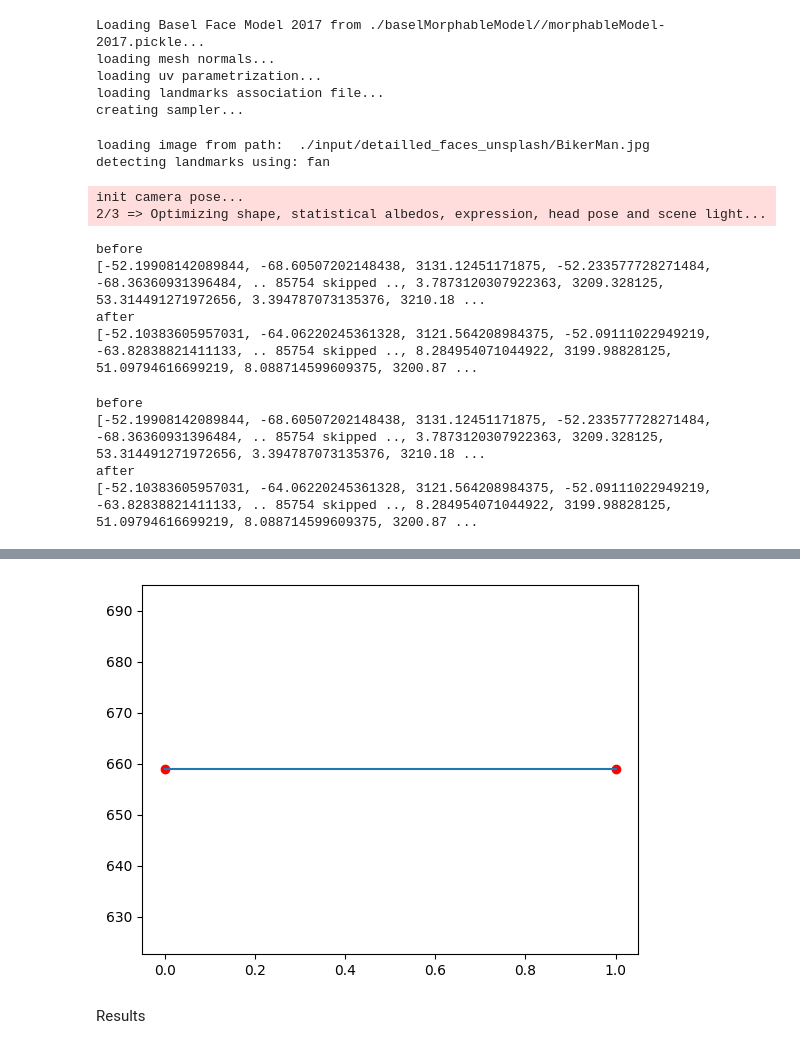
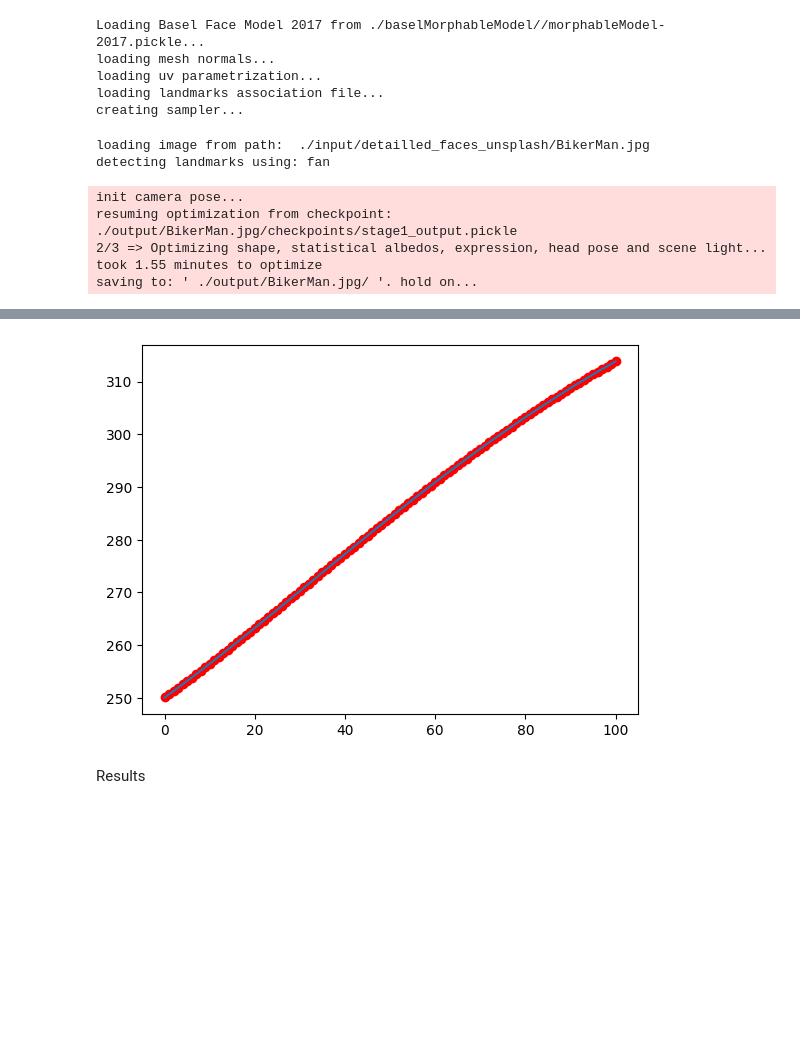
Before and after one commit to valador/NextFace, a Jupyter notebook: daniel_demoMitsuba.ipynb, the cells around one changed output, grey strips where cells are left out. Cells and saved outputs as stored; diff of their text form; code cells hidden in the pictures; blank space fills up the shorter version.

```diff
--- a/daniel_demoMitsuba.ipynb
+++ b/daniel_demoMitsuba.ipynb
@@ -26,18 +26,13 @@ loading landmarks association file...
 creating sampler...
 # %%
 #run the optimization now
-optimizer.run(imagePath,doStep1=False,doStep2=True, doStep3=False)
-# optimizer.run(imagePath,checkpoint=outputDir+'/checkpoints/stage1_output.pickle', doStep1=False,doStep2=True, doStep3=False)
+# optimizer.run(imagePath,doStep1=False,doStep2=True, doStep3=False)
+optimizer.run(imagePath,checkpoint=outputDir+'/checkpoints/stage1_output.pickle', doStep1=False,doStep2=True, doStep3=False)
 # %% [output]
 loading image from path:  ./input/detailled_faces_unsplash/BikerMan.jpg
 detecting landmarks using: fan
 init camera pose...
+resuming optimization from checkpoint:  ./output/BikerMan.jpg/checkpoints/stage1_output.pickle
 2/3 => Optimizing shape, statistical albedos, expression, head pose and scene light...
+took 1.55 minutes to optimize
+saving to: ' ./output/BikerMan.jpg/ '. hold on...
-before
-[-52.19908142089844, -68.60507202148438, 3131.12451171875, -52.233577728271484, -68.36360931396484, .. 85754 skipped .., 3.7873120307922363, 3209.328125, 53.314491271972656, 3.394787073135376, 3210.18 ...
-after
-[-52.10383605957031, -64.06220245361328, 3121.564208984375, -52.09111022949219, -63.82838821411133, .. 85754 skipped .., 8.284954071044922, 3199.98828125, 51.09794616699219, 8.088714599609375, 3200.87 ...
-before
-[-52.19908142089844, -68.60507202148438, 3131.12451171875, -52.233577728271484, -68.36360931396484, .. 85754 skipped .., 3.7873120307922363, 3209.328125, 53.314491271972656, 3.394787073135376, 3210.18 ...
-after
-[-52.10383605957031, -64.06220245361328, 3121.564208984375, -52.09111022949219, -63.82838821411133, .. 85754 skipped .., 8.284954071044922, 3199.98828125, 51.09794616699219, 8.088714599609375, 3200.87 ...
@@ -46,4 +39,4 @@ saving to: ' ./output/BikerMan.jpg/ '. hold on...
-[figure, old version]
+[figure, new version]
 # %% [markdown]
 Results
 # %%
```
Also changed, not shown: parts of 2 cells of this notebook, 6 other files.
